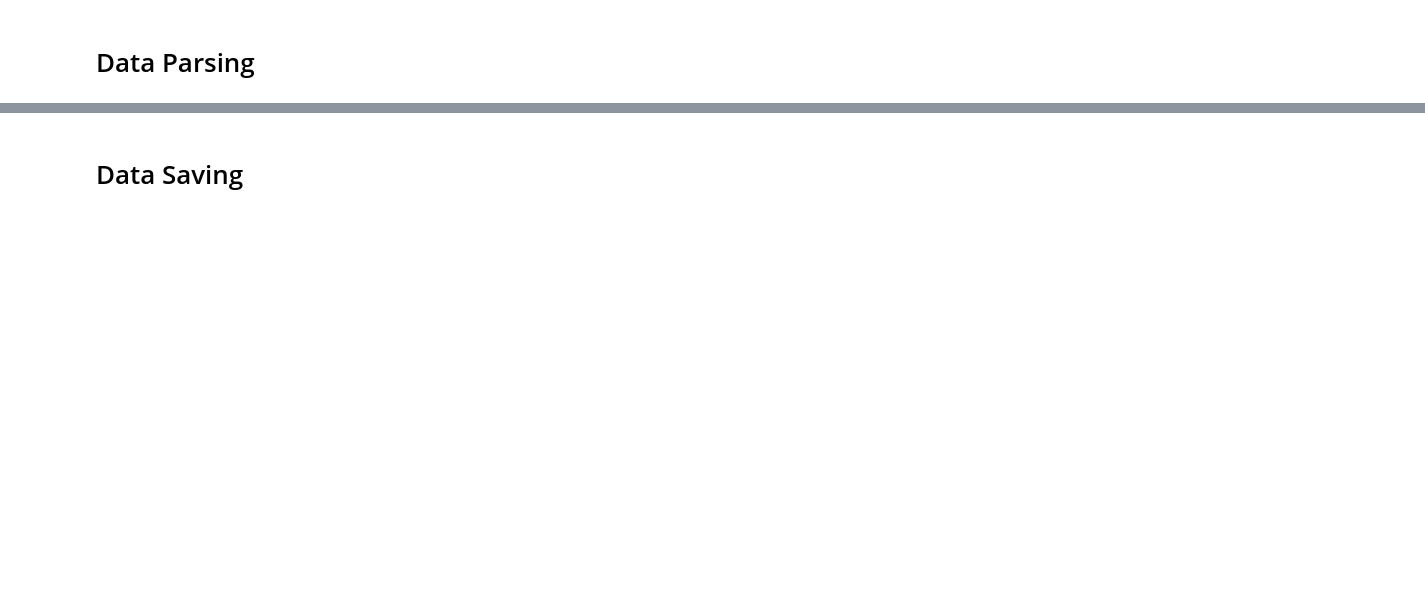
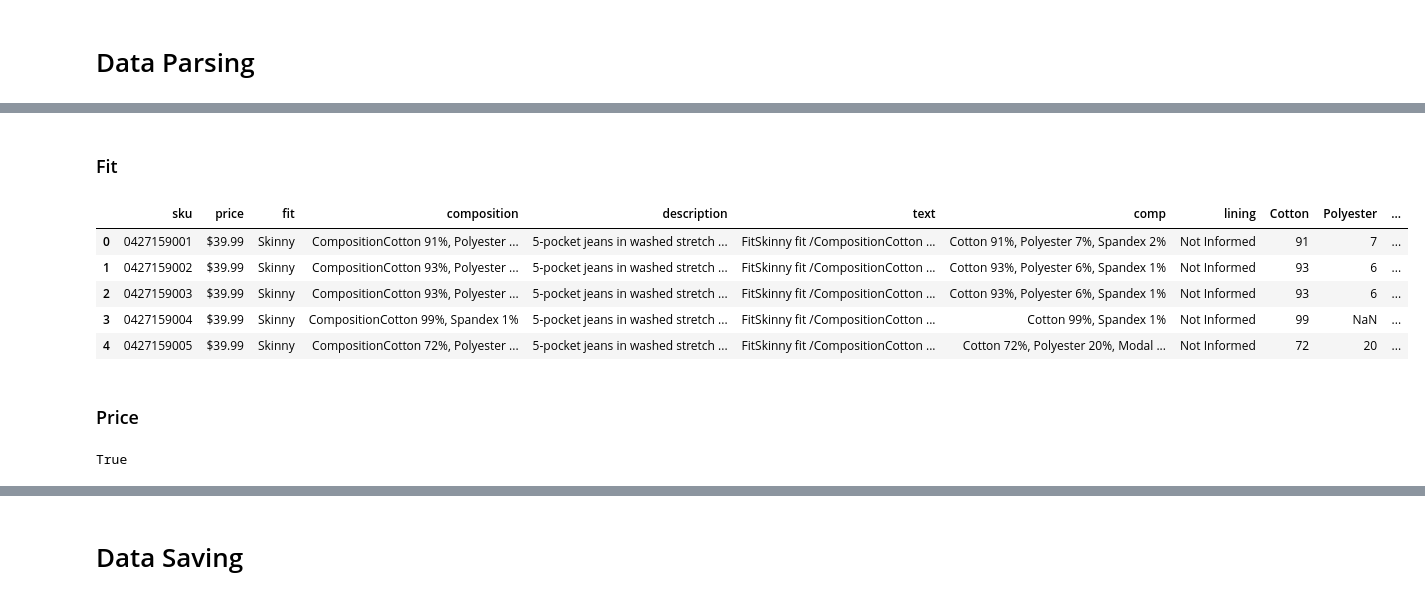
Before and after one commit to humberto-aguiar/Web-Scraping-Jeans, a Jupyter notebook: hm-web-scraping-v01.ipynb, the cells around one changed output, grey strips where cells are left out. Drawn from its saved outputs; the diff is of its cells as text; code cells hidden in the pictures; blank space fills up the shorter version.

```diff
--- a/hm-web-scraping-v01.ipynb
+++ b/hm-web-scraping-v01.ipynb
@@ -265 +218,4 @@ text
  'Art. No.1024256004']
+# %%
+text_raw =' /'.join(text)
+text_raw
@@ -383,0 +486,24 @@ content.text
+# %% [markdown]
+### Fit
+# %%
+# positive lookbehind + words I'm searching + positive lookahead
+regex = "((?<=Fit).*(?= fit)|NA)"
+
+df_test['fit'] = df_test['fit'].apply(lambda x: re.findall(regex, x)[0] )
+df_test.head()
+# %% [output]
+|  | sku | price | fit | composition | description | text | comp | lining | Cotton | Polyester | ... |
+| 0 | 0427159001 | $39.99 | Skinny | CompositionCotton 91%, Polyester ... | 5-pocket jeans in washed stretch ... | FitSkinny fit /CompositionCotton ... | Cotton 91%, Polyester 7%, Spandex 2% | Not Informed | 91 | 7 | ... |
+| 1 | 0427159002 | $39.99 | Skinny | CompositionCotton 93%, Polyester ... | 5-pocket jeans in washed stretch ... | FitSkinny fit /CompositionCotton ... | Cotton 93%, Polyester 6%, Spandex 1% | Not Informed | 93 | 6 | ... |
+| 2 | 0427159003 | $39.99 | Skinny | CompositionCotton 93%, Polyester ... | 5-pocket jeans in washed stretch ... | FitSkinny fit /CompositionCotton ... | Cotton 93%, Polyester 6%, Spandex 1% | Not Informed | 93 | 6 | ... |
+| 3 | 0427159004 | $39.99 | Skinny | CompositionCotton 99%, Spandex 1% | 5-pocket jeans in washed stretch ... | FitSkinny fit /CompositionCotton ... | Cotton 99%, Spandex 1% | Not Informed | 99 | NaN | ... |
+| 4 | 0427159005 | $39.99 | Skinny | CompositionCotton 72%, Polyester ... | 5-pocket jeans in washed stretch ... | FitSkinny fit /CompositionCotton ... | Cotton 72%, Polyester 20%, Modal ... | Not Informed | 72 | 20 | ... |
+# %% [markdown]
+### Price
+# %%
+regex = "\$\d{2}.\d{2}\$\d{2}.\d{2}"
+price = '$22.22$11.11'
+
+bool(re.match(regex, price ))
+# %% [output]
+True
```
Also changed, not shown: parts of 56 cells of this notebook.
